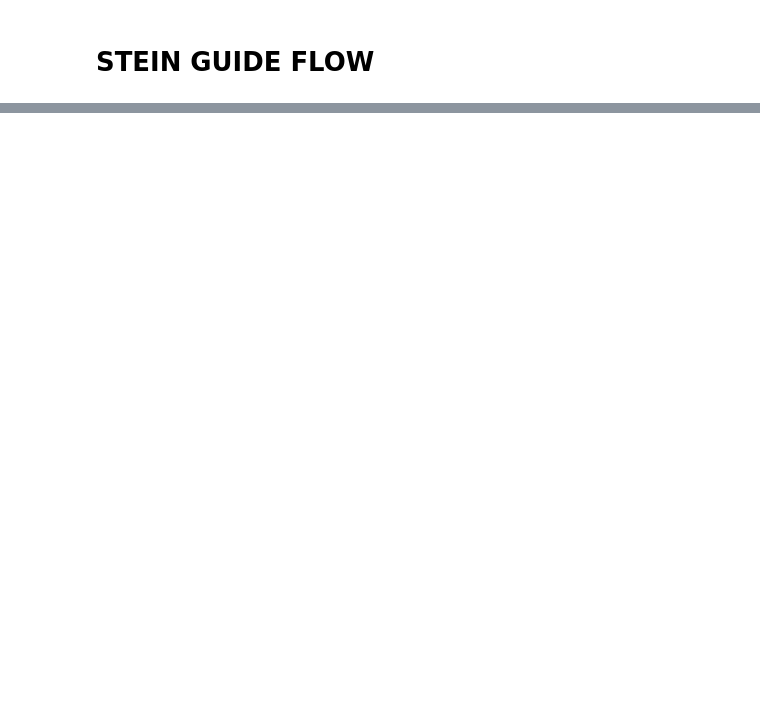
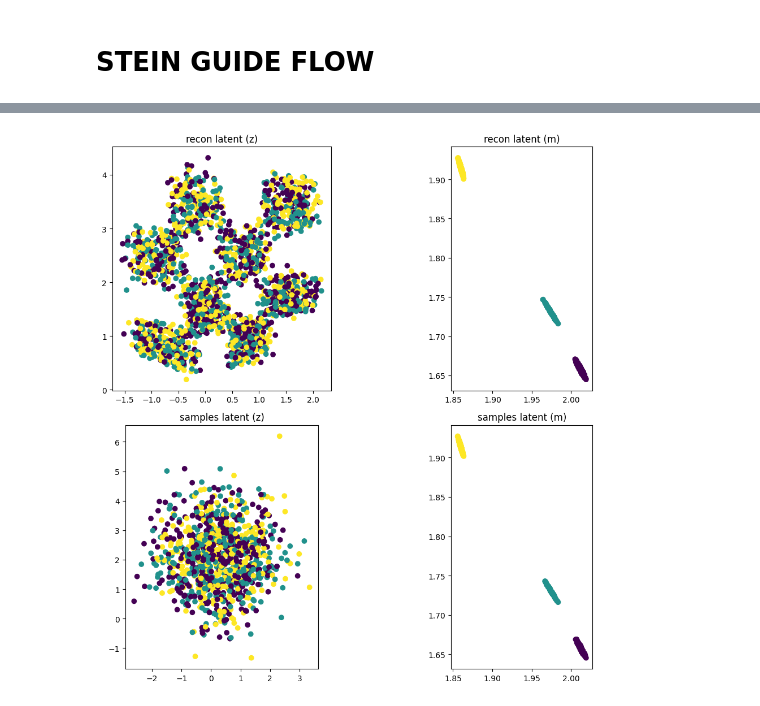
Before and after one commit to kenn50/Bachelor, a Jupyter notebook: Experiments/Simpler/simpler_cleaned.ipynb, the cells around one changed output, grey strips where cells are left out. Cells and saved outputs as stored; diff of their text form; code cells hidden in the pictures; blank space fills up the shorter version.

```diff
--- a/Experiments/Simpler/simpler_cleaned.ipynb
+++ b/Experiments/Simpler/simpler_cleaned.ipynb
@@ -254,0 +247,15 @@ plot_vae(stein_guide_flow_vae, sub_key, False)
+# %%
+rng_key, sub_key = jax.random.split(rng_key)
+
+flow_args = {"input_dim": z_dim, "hidden_dims": [2, 2], "steps": 5, "inv": True}
+
+learned_mean_stein_guide_flow_vae = LearnedMeanSteinGuideFlowVAE(encoder, encoder_args, decoder,
+                                                    decoder_args, mean_network, mean_network_args,
+                                                    z_dim, flow=normalizing_flow, flow_args=flow_args)
+
+learned_mean_stein_guide_flow_vae.train(dataloader, X.shape[0], optim.Adam(0.003), 6000, sub_key, num_stein_particles=3, repulsion_temperature=1, bandwidth_scaler=50)
+# %%
+rng_key, sub_key = jax.random.split(rng_key)
+plot_vae(learned_mean_stein_guide_flow_vae, sub_key, False)
+# %% [output]
+[figure, added]
```
Also changed, not shown: parts of 14 cells of this notebook, 2 other files.
